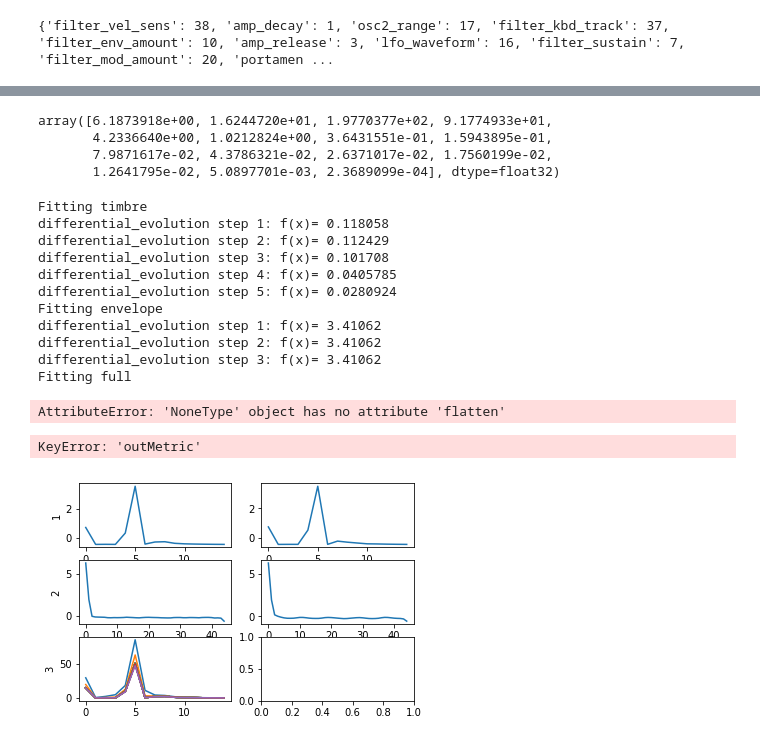
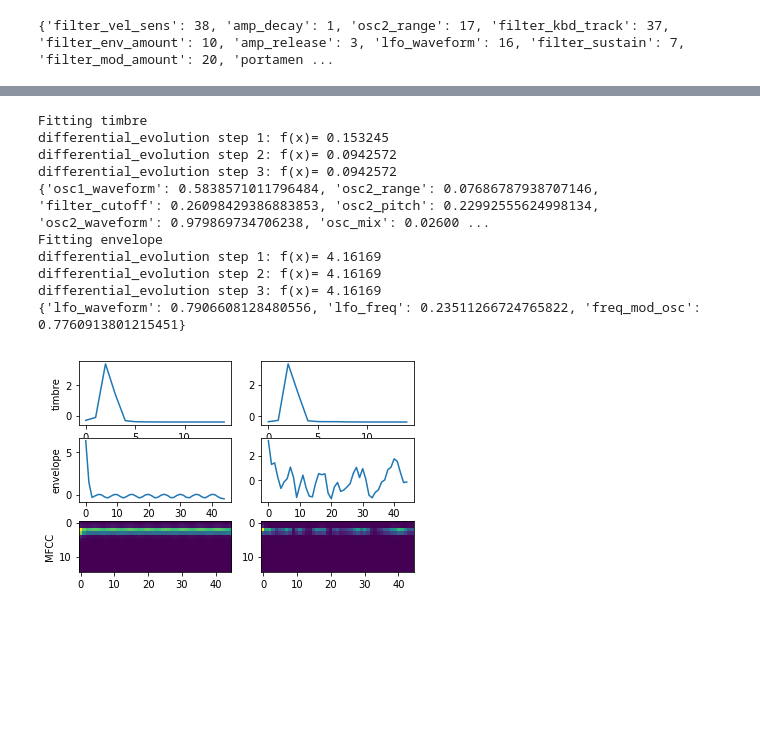
Before and after one commit to peterpeterp/anysynth, a Jupyter notebook: notebooks/amsynth-librosa-time.ipynb, the cells around one changed output, grey strips where cells are left out. Cells and saved outputs as stored; diff of their text form; code cells hidden in the pictures; blank space fills up the shorter version.

```diff
--- a/notebooks/amsynth-librosa-time.ipynb
+++ b/notebooks/amsynth-librosa-time.ipynb
@@ -70,23 +70,6 @@ fixedParams_raw={'filter_vel_sens': 0, 'amp_decay': 0, 'osc2_range': 0,
              'amp_vel_sens': 0, 'filter_resonance': 0, 'filter_attack': 0,
              'filter_decay': 0, 'osc2_sync': 0}
 # %%
-def get_mfccs(audio):
-    S = librosa.feature.melspectrogram(y=np.array(audio), sr=sampleRate, n_mels=n_mfcc)
-    snapshot_mfcc = S[:,5]
-    snapshot_mfcc = (snapshot_mfcc - np.mean(snapshot_mfcc)) / np.std(snapshot_mfcc)
-    return snapshot_mfcc
-
-def get_envelope(audio):
-    S = librosa.feature.melspectrogram(y=np.array(audio), sr=sampleRate, n_mels=n_mfcc)
-    time_evol = np.nanmean(S, axis=0)
-    time_evol = (time_evol - np.mean(time_evol)) / np.std(time_evol)
-    return time_evol
-
-def get_full(audio):
-    S = librosa.feature.melspectrogram(y=np.array(audio), sr=sampleRate, n_mels=n_mfcc)
-    return S[:,9]
-    #return S
-
 def wrapSynth(xParams, getAudio=False):
 
     for key,value in fixedParams.items():
@@ -103,11 +86,7 @@ def wrapSynth(xParams, getAudio=False):
     if getAudio:
         return audio
 
-    if mode == 'timbre':
-        return get_mfccs(audio)
-
-    if mode == 'envelope':
-        return get_envelope(audio)
+    return get_something(audio)
 
 
 def metric(xParams):
@@ -158,18 +143,11 @@ Audio(target, rate=sampleRate, autoplay=True)
 [interactive output not drawn]
-# %%
-targetMetric
-# %% [output]
-array([6.1873918e+00, 1.6244720e+01, 1.9770377e+02, 9.1774933e+01,
-       4.2336640e+00, 1.0212824e+00, 3.6431551e-01, 1.5943895e-01,
-       7.9871617e-02, 4.3786321e-02, 2.6371017e-02, 1.7560199e-02,
-       1.2641795e-02, 5.0897701e-03, 2.3689099e-04], dtype=float32)
 # %%
 for key,val in searching_dict.items():
-    print('Fitting '+val['mode'])
+    print('Fitting '+val['name'])
 
-    mode = val['mode']
+    get_something = val['get_mode']
     dynParams = val['dynParams']
-    targetMetric = val['targetMetric']
+    targetMetric = get_something(target)
 
     bounds = [(0,1) for p in range(len(dynParams))]
     popt = optimize.differential_evolution(metric,bounds,mutation=(1.0,1.2),
@@ -180,31 +158,33 @@ for key,val in searching_dict.items():
     val['outMetric'] = wrapSynth(popt.x, getAudio=False)
 
     fixedParams.update(val['fitted'])
+
+    print(val['fitted'])
 # %% [output]
 Fitting timbre
-differential_evolution step 1: f(x)= 0.118058
-differential_evolution step 2: f(x)= 0.112429
-differential_evolution step 3: f(x)= 0.101708
-differential_evolution step 4: f(x)= 0.0405785
-differential_evolution step 5: f(x)= 0.0280924
+differential_evolution step 1: f(x)= 0.153245
+differential_evolution step 2: f(x)= 0.0942572
+differential_evolution step 3: f(x)= 0.0942572
+{'osc1_waveform': 0.5838571011796484, 'osc2_range': 0.07686787938707146, 'filter_cutoff': 0.26098429386883853, 'osc2_pitch': 0.22992555624998134, 'osc2_waveform': 0.979869734706238, 'osc_mix': 0.02600 ...
 Fitting envelope
-differential_evolution step 1: f(x)= 3.41062
-differential_evolution step 2: f(x)= 3.41062
-differential_evolution step 3: f(x)= 3.41062
-Fitting full
+differential_evolution step 1: f(x)= 4.16169
+differential_evolution step 2: f(x)= 4.16169
+differential_evolution step 3: f(x)= 4.16169
+{'lfo_waveform': 0.7906608128480556, 'lfo_freq': 0.23511266724765822, 'freq_mod_osc': 0.7760913801215451}
-AttributeError: 'NoneType' object has no attribute 'flatten'
 # %%
 audio = wrapSynth(popt.x, getAudio=True)
 
-fig, axes = plt.subplots(nrows=len(searching_dict.keys()), ncols=2)
-for row,key in enumerate(searching_dict.keys()):
-    val = searching_dict[key]
+fig, axes = plt.subplots(nrows=3, ncols=2)
+for row,feature,key in zip(range(2), [get_mfccs,get_envelope], ['timbre','envelope']):
     axes[row,0].set_ylabel(key)
-    axes[row,0].plot(val['targetMetric'])
-    axes[row,1].plot(val['outMetric'])
+    axes[row,0].plot(feature(target))
+    axes[row,1].plot(feature(audio))
+
+axes[2,0].set_ylabel('MFCC')
+axes[2,0].imshow(get_full(target))
+axes[2,1].imshow(get_full(audio))
 plt.show()
 
 Audio(audio, rate=sampleRate, autoplay=True)
 # %% [output]
-KeyError: 'outMetric'
-[figure, old version]
+[figure, new version]
```
Also changed, not shown: parts of 2 cells of this notebook.
